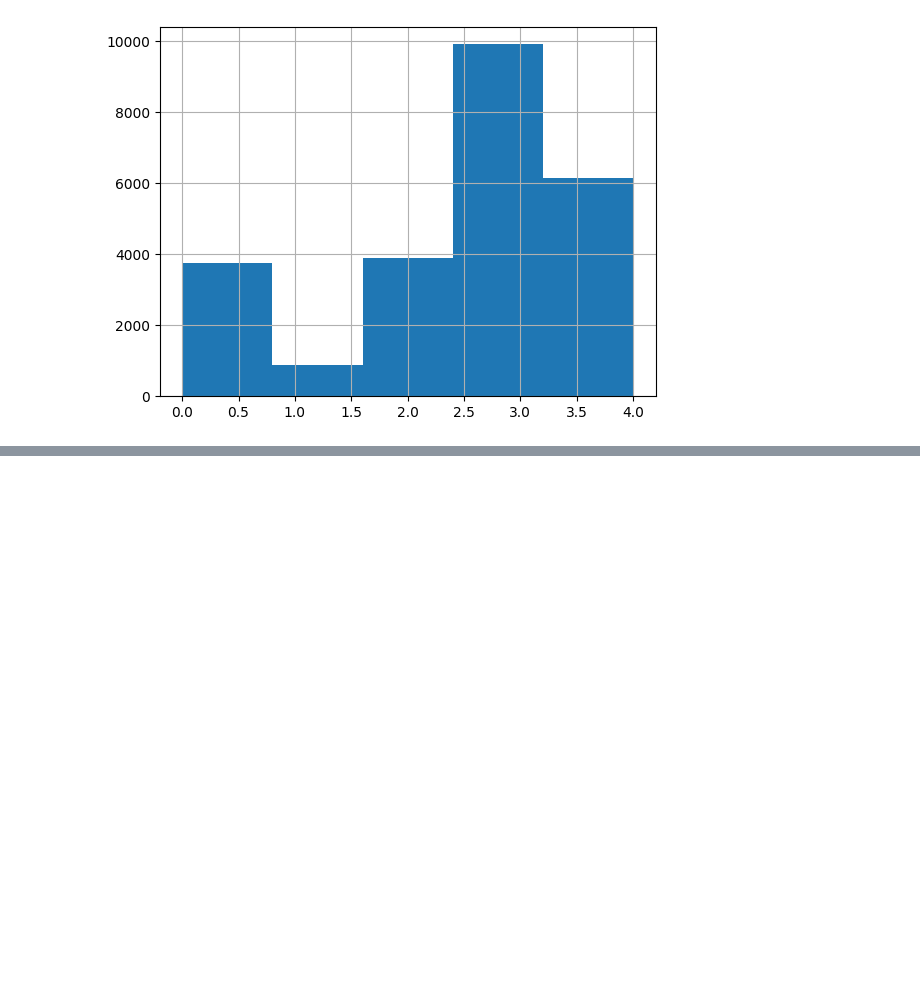
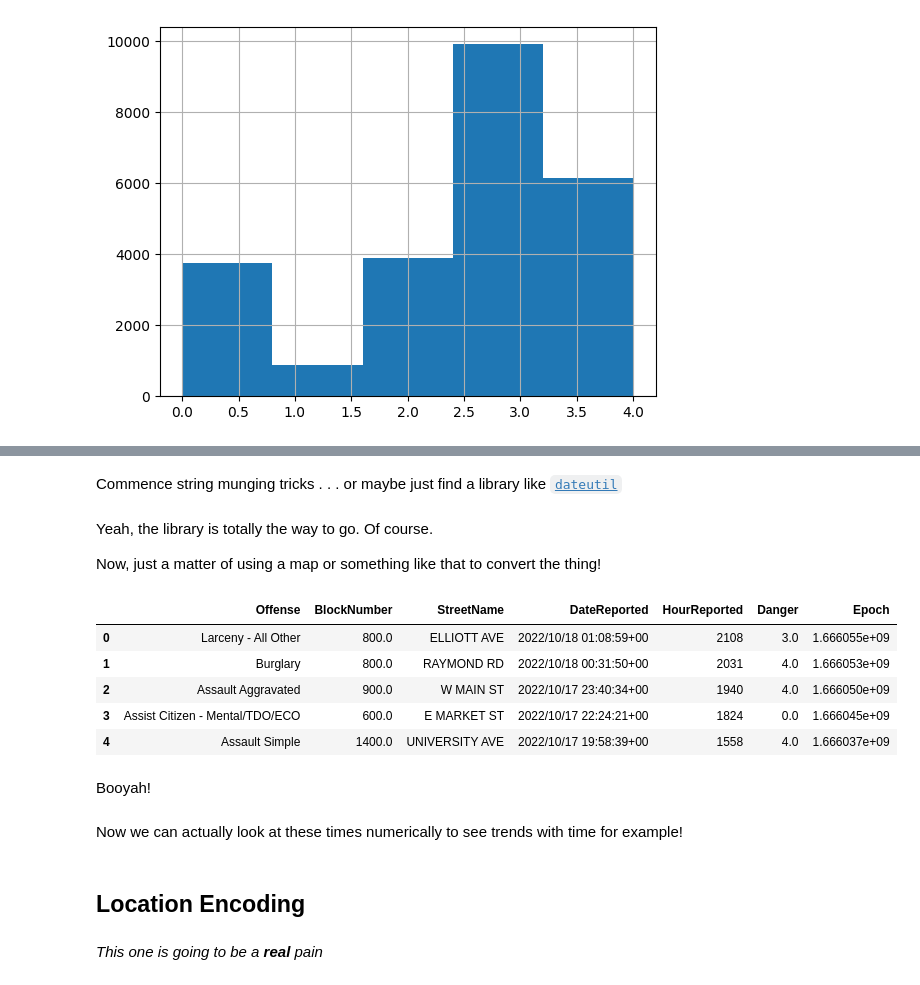
Before and after one commit to JSGarris/MLProject, a Jupyter notebook: Machine_Learning_Project.ipynb, the cells around one changed output, grey strips where cells are left out. Cells and saved outputs as stored; diff of their text form; code cells hidden in the pictures; blank space fills up the shorter version.

Commit message:
Unix Epoch Feature added

```diff
--- a/Machine_Learning_Project.ipynb
+++ b/Machine_Learning_Project.ipynb
@@ -337,0 +353,38 @@ crimes_lean['Danger'].hist(bins=5)
+# %% [markdown]
+ Commence string munging tricks . . . or maybe just find a library like [`dateutil`](https://labix.org/python-dateutil#head-a23e8ae0a661d77b89dfb3476f85b26f0b30349c)
+# %% [markdown]
+Yeah, the library is totally the way to go. Of course.
+
+Now, just a matter of using a map or something like that to convert the thing!
+# %%
+import dateutil as du
+import datetime as dt
+
+# let's start by making a copy of the column like before
+crimes_lean['Epoch'] = crimes_lean.loc[:, 'DateReported']
+
+# next, we need a function that can be mapped over the column to do the conversion.
+def date_converter(in_str):
+    date = du.parser.parse(in_str)
+    return date.timestamp()
+
+# finally, we can map the function across the duplicate column to get the unix epoch
+crimes_lean['Epoch'] = crimes_lean['Epoch'].map(date_converter)
+
+# now, we can take a peek at our lovely new column!
+crimes_lean.head()
+# %% [output]
+|  | Offense | BlockNumber | StreetName | DateReported | HourReported | Danger | Epoch |
+| 0 | Larceny - All Other | 800.0 | ELLIOTT AVE | 2022/10/18 01:08:59+00 | 2108 | 3.0 | 1.666055e+09 |
+| 1 | Burglary | 800.0 | RAYMOND RD | 2022/10/18 00:31:50+00 | 2031 | 4.0 | 1.666053e+09 |
+| 2 | Assault Aggravated | 900.0 | W MAIN ST | 2022/10/17 23:40:34+00 | 1940 | 4.0 | 1.666050e+09 |
+| 3 | Assist Citizen - Mental/TDO/ECO | 600.0 | E MARKET ST | 2022/10/17 22:24:21+00 | 1824 | 0.0 | 1.666045e+09 |
+| 4 | Assault Simple | 1400.0 | UNIVERSITY AVE | 2022/10/17 19:58:39+00 | 1558 | 4.0 | 1.666037e+09 |
+# %% [markdown]
+Booyah!
+# %% [markdown]
+Now we can actually look at these times numerically to see trends with time for example!
+# %% [markdown]
+## Location Encoding
+# %% [markdown]
+_This one is going to be a **real** pain_
```
Also changed, not shown: parts of 5 cells of this notebook, 2 other files.
